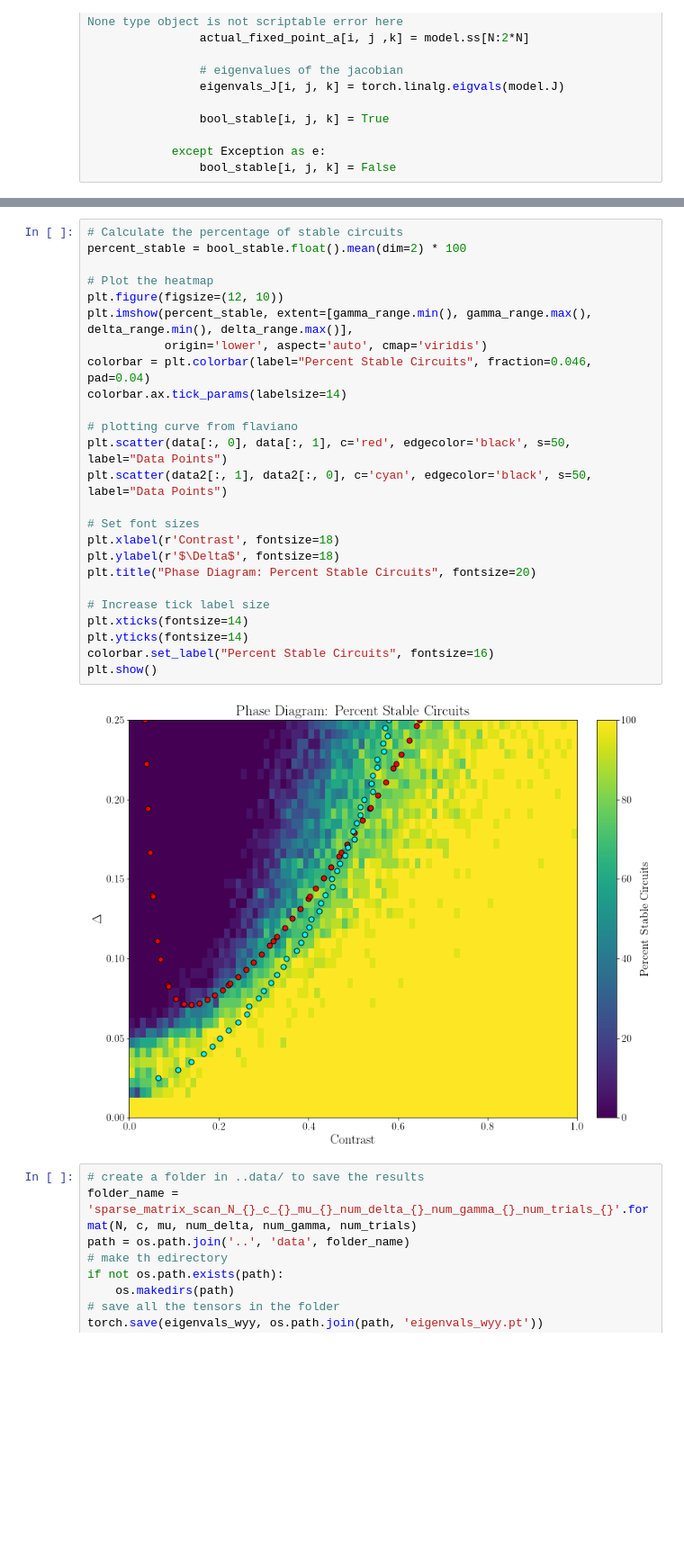
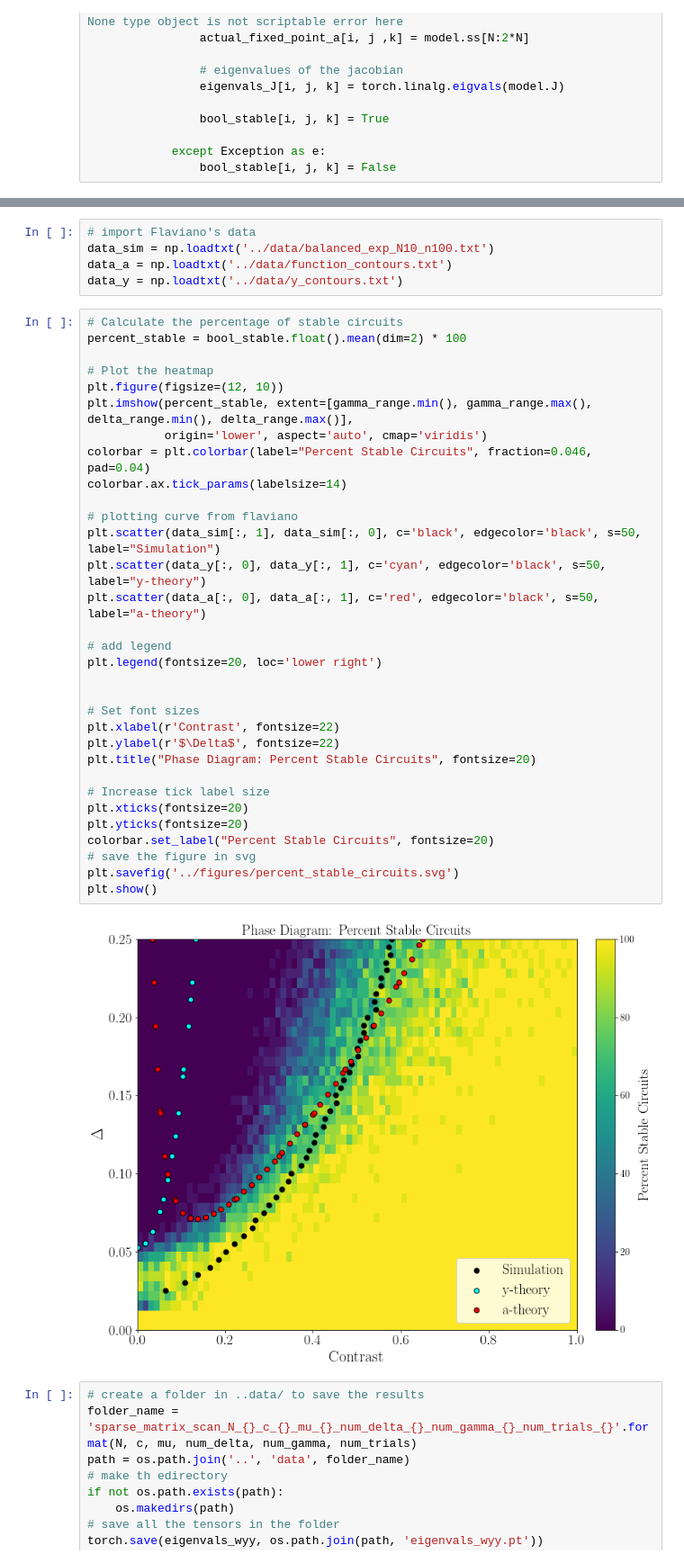
Before and after one commit to shivangrawat/perturbed_organics, a Jupyter notebook: examples/sparse_recurrence_scan.ipynb, the cells around one changed output, grey strips where cells are left out. Shown at 90% size. Saved outputs shown, nothing was run; the diff lists cells and outputs as text; blank space fills up the shorter version.

Commit message:
added figure

```diff
--- a/examples/sparse_recurrence_scan.ipynb
+++ b/examples/sparse_recurrence_scan.ipynb
@@ -108,30 +101,42 @@ data2 = np.loadtxt(file_loc2)
+# %%
+# import Flaviano's data
+data_sim = np.loadtxt('../data/balanced_exp_N10_n100.txt')
+data_a = np.loadtxt('../data/function_contours.txt')
+data_y = np.loadtxt('../data/y_contours.txt')
 # %%
 # Calculate the percentage of stable circuits
 percent_stable = bool_stable.float().mean(dim=2) * 100
 
 # Plot the heatmap
 plt.figure(figsize=(12, 10))
 plt.imshow(percent_stable, extent=[gamma_range.min(), gamma_range.max(), delta_range.min(), delta_range.max()],
            origin='lower', aspect='auto', cmap='viridis')
 colorbar = plt.colorbar(label="Percent Stable Circuits", fraction=0.046, pad=0.04)
 colorbar.ax.tick_params(labelsize=14)
 
 # plotting curve from flaviano
-plt.scatter(data[:, 0], data[:, 1], c='red', edgecolor='black', s=50, label="Data Points")
-plt.scatter(data2[:, 1], data2[:, 0], c='cyan', edgecolor='black', s=50, label="Data Points")
+plt.scatter(data_sim[:, 1], data_sim[:, 0], c='black', edgecolor='black', s=50, label="Simulation")
+plt.scatter(data_y[:, 0], data_y[:, 1], c='cyan', edgecolor='black', s=50, label="y-theory")
+plt.scatter(data_a[:, 0], data_a[:, 1], c='red', edgecolor='black', s=50, label="a-theory")
+
+# add legend
+plt.legend(fontsize=20, loc='lower right')
+
 
 # Set font sizes
-plt.xlabel(r'Contrast', fontsize=18)
-plt.ylabel(r'$\Delta$', fontsize=18)
+plt.xlabel(r'Contrast', fontsize=22)
+plt.ylabel(r'$\Delta$', fontsize=22)
 plt.title("Phase Diagram: Percent Stable Circuits", fontsize=20)
 
 # Increase tick label size
-plt.xticks(fontsize=14)
-plt.yticks(fontsize=14)
-colorbar.set_label("Percent Stable Circuits", fontsize=16)
+plt.xticks(fontsize=20)
+plt.yticks(fontsize=20)
+colorbar.set_label("Percent Stable Circuits", fontsize=20)
+# save the figure in svg
+plt.savefig('../figures/percent_stable_circuits.svg')
 plt.show()
 # %% [output]
-[figure, old version]
+[figure, new version]
 # %%
 # create a folder in ..data/ to save the results
 folder_name = 'sparse_matrix_scan_N_{}_c_{}_mu_{}_num_delta_{}_num_gamma_{}_num_trials_{}'.format(N, c, mu, num_delta, num_gamma, num_trials)
```
Also changed, not shown: parts of 1 cell of this notebook, 1 other file.
